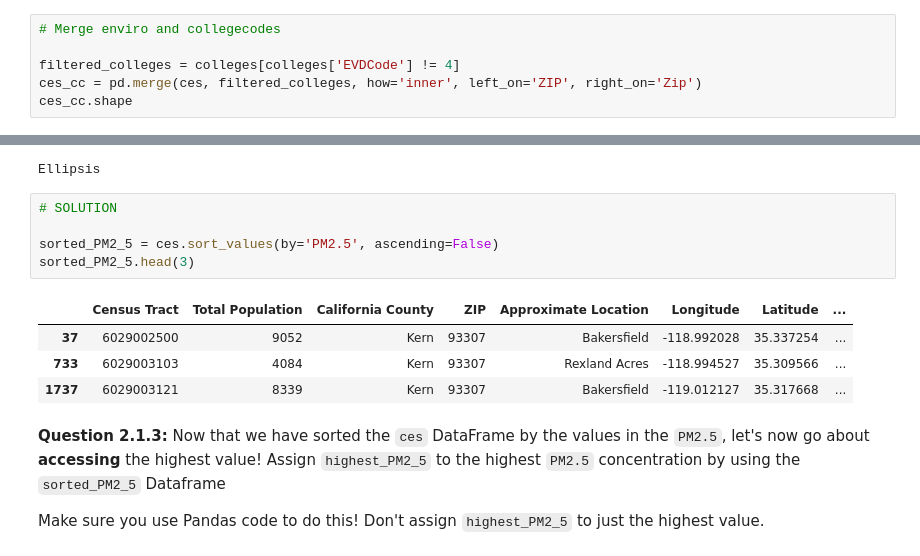
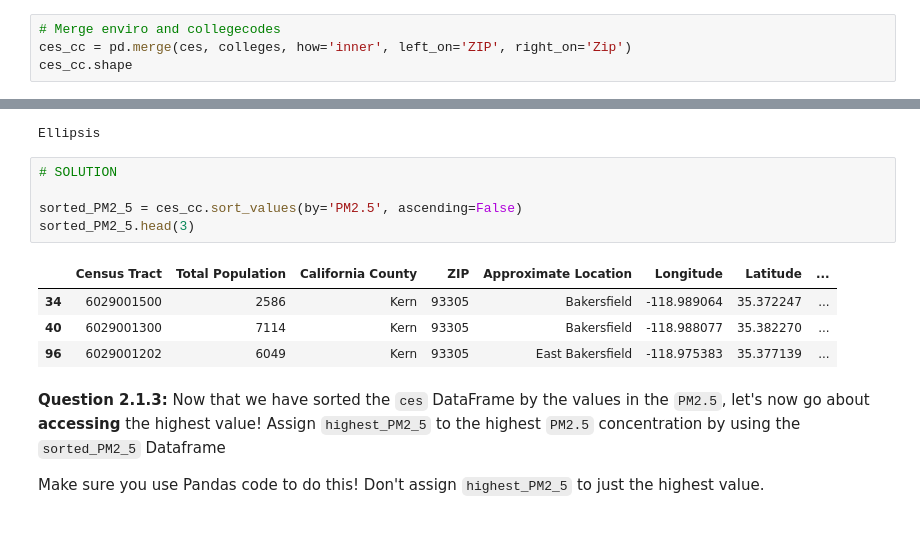
Before and after one commit to ds-modules/ecc-cs9, a Jupyter notebook: ces/proj1.ipynb, the cells around one changed output, grey strips where cells are left out. Cells and saved outputs as stored; diff of their text form.

```diff
--- a/ces/proj1.ipynb
+++ b/ces/proj1.ipynb
@@ -233,7 +234,5 @@ We will merge via the
 # %%
 # Merge enviro and collegecodes
-
-filtered_colleges = colleges[colleges['EVDCode'] != 4]
-ces_cc = pd.merge(ces, filtered_colleges, how='inner', left_on='ZIP', right_on='Zip')
+ces_cc = pd.merge(ces, colleges, how='inner', left_on='ZIP', right_on='Zip')
 ces_cc.shape
 # %% [output]
@@ -309,13 +324,13 @@ Ellipsis
 # %%
 # SOLUTION
 
-sorted_PM2_5 = ces.sort_values(by='PM2.5', ascending=False)
+sorted_PM2_5 = ces_cc.sort_values(by='PM2.5', ascending=False)
 sorted_PM2_5.head(3)
 # %% [output]
 |  | Census Tract | Total Population | California County | ZIP | Approximate Location | Longitude | Latitude | ... |
-| 37 | 6029002500 | 9052 | Kern | 93307 | Bakersfield | -118.992028 | 35.337254 | ... |
-| 733 | 6029003103 | 4084 | Kern | 93307 | Rexland Acres | -118.994527 | 35.309566 | ... |
-| 1737 | 6029003121 | 8339 | Kern | 93307 | Bakersfield | -119.012127 | 35.317668 | ... |
+| 34 | 6029001500 | 2586 | Kern | 93305 | Bakersfield | -118.989064 | 35.372247 | ... |
+| 40 | 6029001300 | 7114 | Kern | 93305 | Bakersfield | -118.988077 | 35.382270 | ... |
+| 96 | 6029001202 | 6049 | Kern | 93305 | East Bakersfield | -118.975383 | 35.377139 | ... |
 # %% [markdown]
 **Question 2.1.3:** Now that we have sorted the `ces` DataFrame by the values in the `PM2.5`, let's now go about **accessing** the highest value! Assign `highest_PM2_5` to the highest `PM2.5` concentration by using the `sorted_PM2_5` Dataframe
 
```
Also changed, not shown: parts of 20 cells of this notebook, 1 other file.
